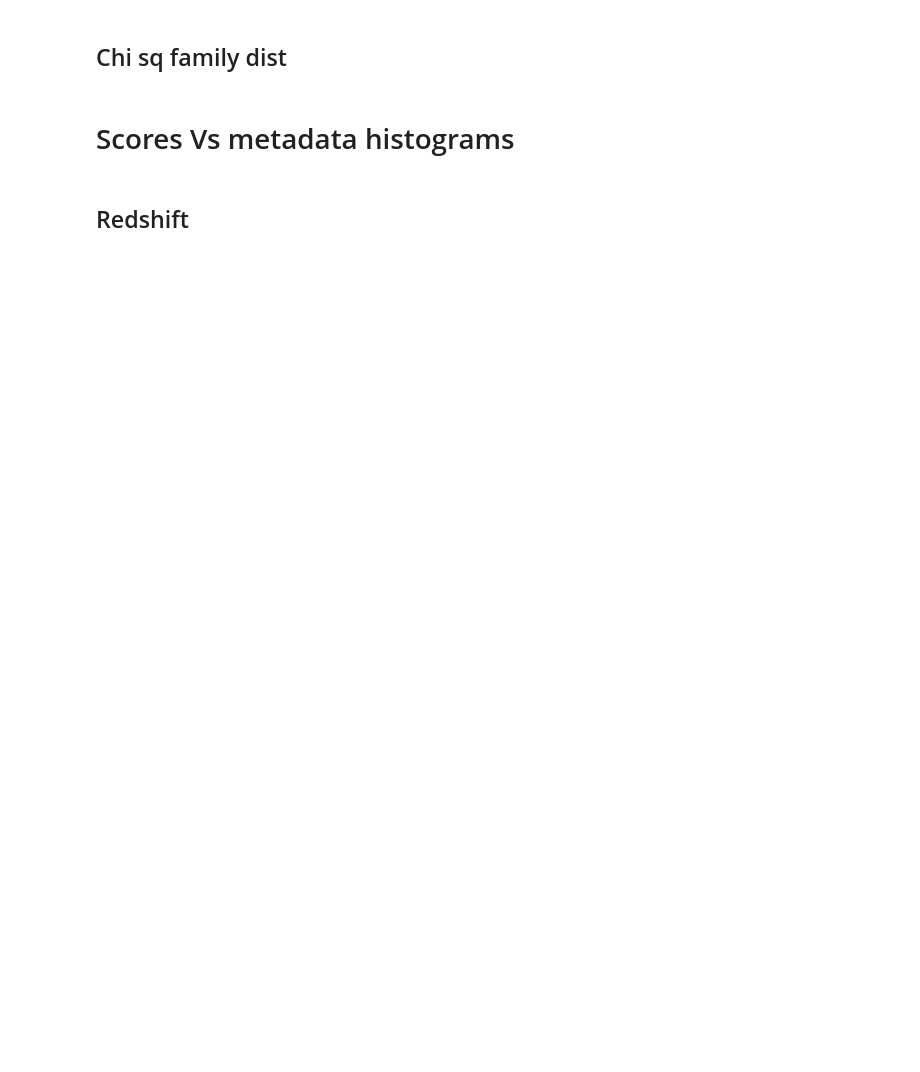
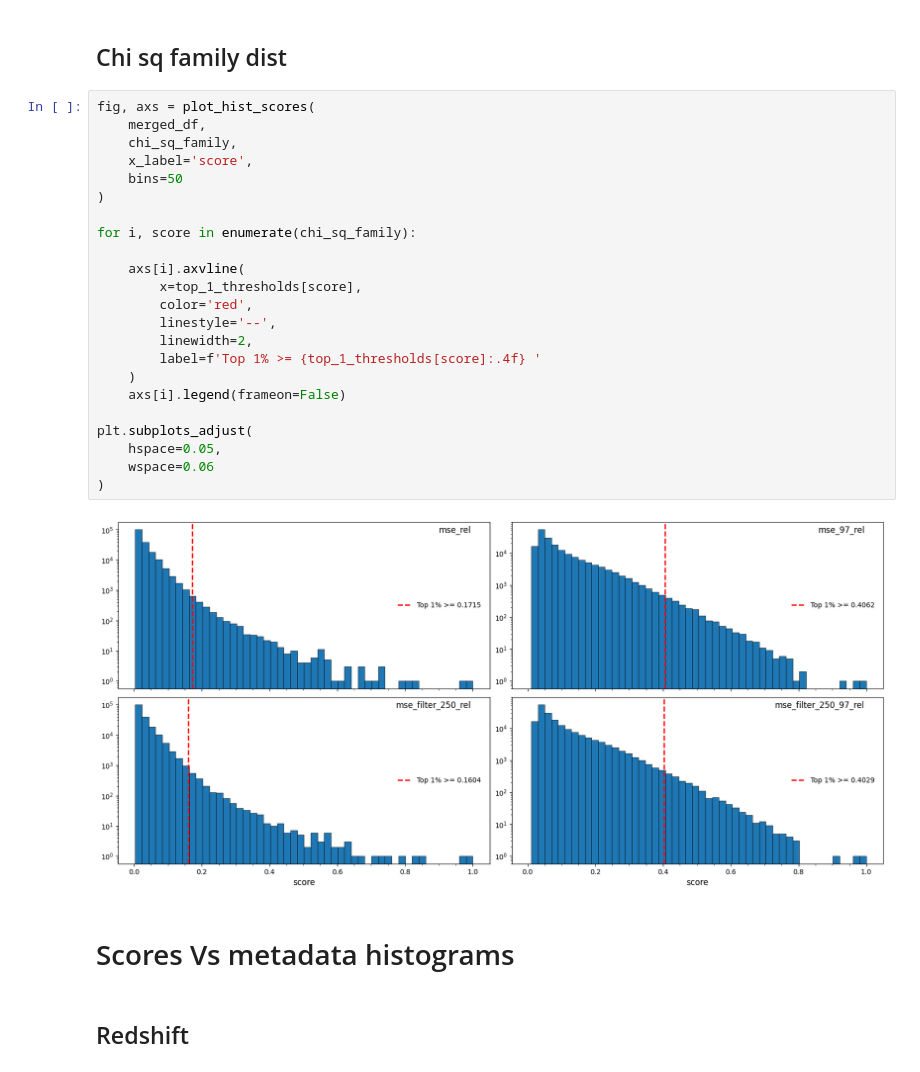
Before and after one commit to ed-ortizm/anomaly, a Jupyter notebook: thesis/01_scores.ipynb, the cells around one changed output. Drawn from its saved outputs; the diff is of its cells as text; blank space fills up the shorter version.

```diff
--- a/thesis/01_scores.ipynb
+++ b/thesis/01_scores.ipynb
@@ -367,5 +443,30 @@ Name: 0.99, dtype: float64
 # %% [markdown]
 ## Chi sq family dist
+# %%
+fig, axs = plot_hist_scores(
+    merged_df,
+    chi_sq_family,
+    x_label='score',
+    bins=50
+)
+
+for i, score in enumerate(chi_sq_family):
+
+    axs[i].axvline(
+        x=top_1_thresholds[score],
+        color='red',
+        linestyle='--',
+        linewidth=2,
+        label=f'Top 1% >= {top_1_thresholds[score]:.4f} '
+    )
+    axs[i].legend(frameon=False)
+
+plt.subplots_adjust(
+    hspace=0.05,
+    wspace=0.06
+)
+# %% [output]
+[figure, added]
 # %% [markdown]
 # Scores Vs metadata histograms
 # %% [markdown]
```
Also changed, not shown: parts of 35 cells of this notebook.
